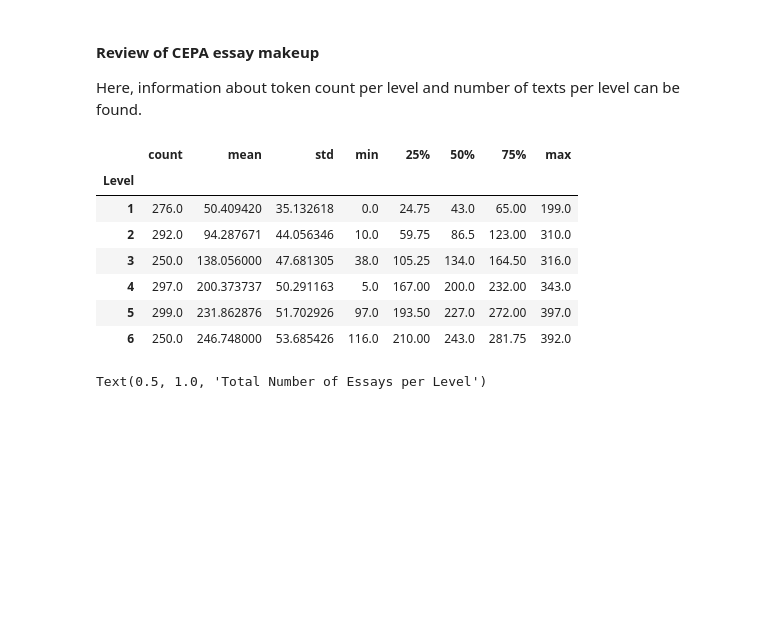
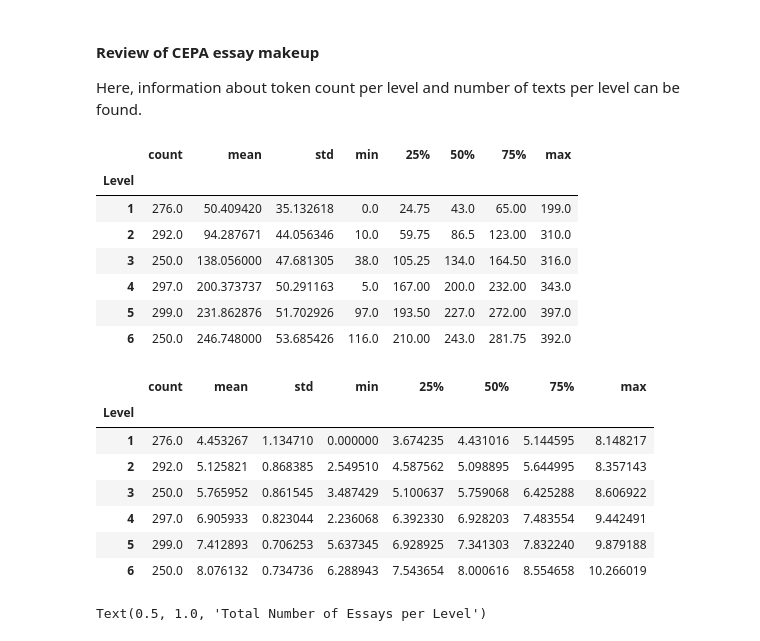
Before and after one commit to Data-Science-for-Linguists-2019/ESL-Article-Acquisition, a Jupyter notebook: exploratory-analysis/prep_data_analysis.ipynb, the cells around one changed output. Cells and saved outputs as stored; diff of their text form; code cells hidden in the pictures; blank space fills up the shorter version.

```diff
--- a/exploratory-analysis/prep_data_analysis.ipynb
+++ b/exploratory-analysis/prep_data_analysis.ipynb
@@ -50,15 +50,24 @@ Here, information about token count per level and number of texts per level can
 # %%
 # let's look at the token count by level
 cepa_df.groupby('Level')['token_count'].describe()
+cepa_df.groupby('Level')['Guiraud'].describe()
 # %% [output]
 |  | count | mean | std | min | 25% | 50% | 75% | max |
 | Level |  |  |  |  |  |  |  |  |
 | 1 | 276.0 | 50.409420 | 35.132618 | 0.0 | 24.75 | 43.0 | 65.00 | 199.0 |
 | 2 | 292.0 | 94.287671 | 44.056346 | 10.0 | 59.75 | 86.5 | 123.00 | 310.0 |
 | 3 | 250.0 | 138.056000 | 47.681305 | 38.0 | 105.25 | 134.0 | 164.50 | 316.0 |
 | 4 | 297.0 | 200.373737 | 50.291163 | 5.0 | 167.00 | 200.0 | 232.00 | 343.0 |
 | 5 | 299.0 | 231.862876 | 51.702926 | 97.0 | 193.50 | 227.0 | 272.00 | 397.0 |
 | 6 | 250.0 | 246.748000 | 53.685426 | 116.0 | 210.00 | 243.0 | 281.75 | 392.0 |
+|  | count | mean | std | min | 25% | 50% | 75% | max |
+| Level |  |  |  |  |  |  |  |  |
+| 1 | 276.0 | 4.453267 | 1.134710 | 0.000000 | 3.674235 | 4.431016 | 5.144595 | 8.148217 |
+| 2 | 292.0 | 5.125821 | 0.868385 | 2.549510 | 4.587562 | 5.098895 | 5.644995 | 8.357143 |
+| 3 | 250.0 | 5.765952 | 0.861545 | 3.487429 | 5.100637 | 5.759068 | 6.425288 | 8.606922 |
+| 4 | 297.0 | 6.905933 | 0.823044 | 2.236068 | 6.392330 | 6.928203 | 7.483554 | 9.442491 |
+| 5 | 299.0 | 7.412893 | 0.706253 | 5.637345 | 6.928925 | 7.341303 | 7.832240 | 9.879188 |
+| 6 | 250.0 | 8.076132 | 0.734736 | 6.288943 | 7.543654 | 8.000616 | 8.554658 | 10.266019 |
 # %%
 # import seaborn and plt
 import seaborn as sns
```
Also changed, not shown: parts of 5 cells of this notebook, 1 other file.
